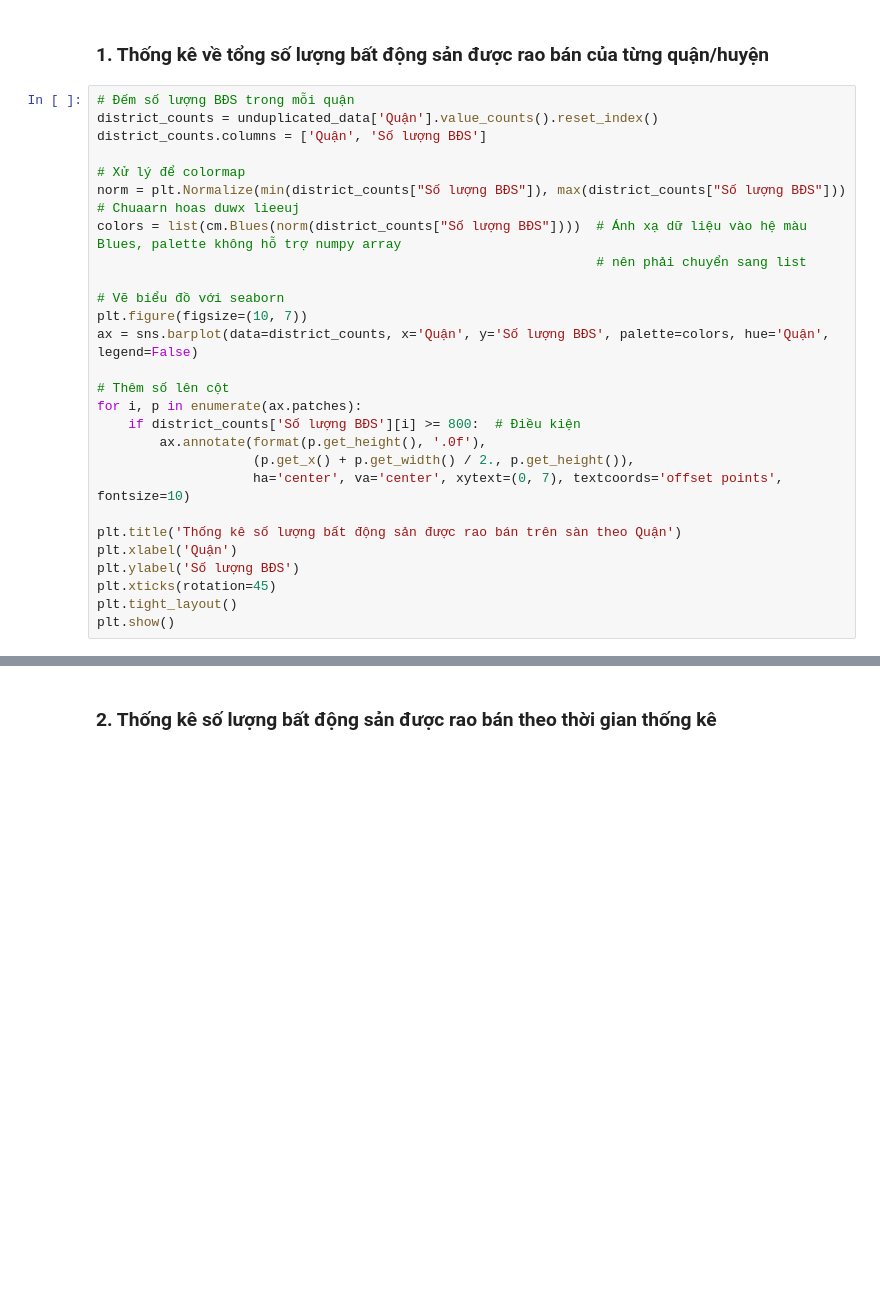
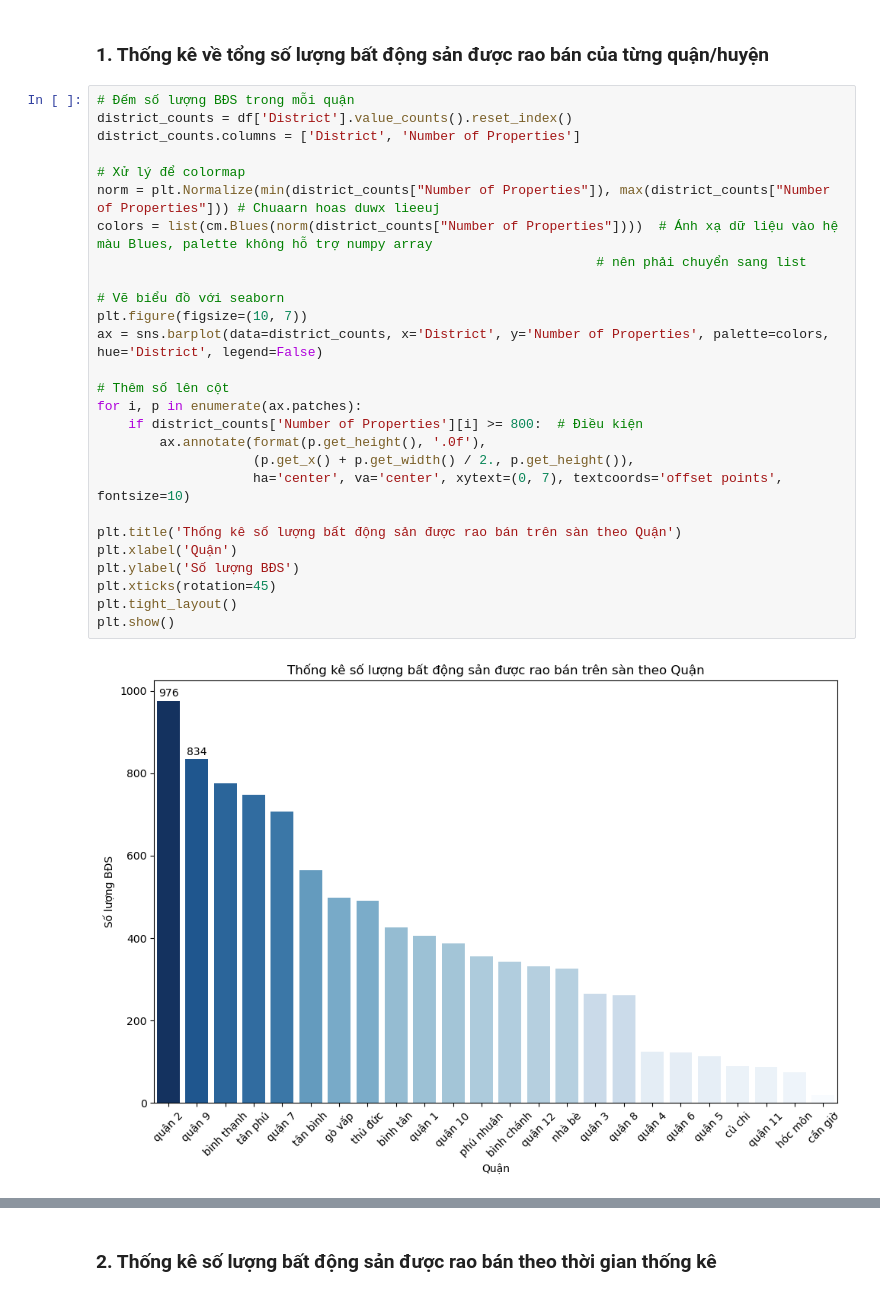
Before and after one commit to MinHien-git/NMKHDL_18127047_21127273_22127202_04, a Jupyter notebook: eda.ipynb, the cells around one changed output, grey strips where cells are left out. Cells and saved outputs as stored; diff of their text form; blank space fills up the shorter version.

```diff
--- a/eda.ipynb
+++ b/eda.ipynb
@@ -140,30 +24,32 @@ unduplicated_data.info()
 ### 1. Thống kê về tổng số lượng bất động sản được rao bán của từng quận/huyện
 # %%
 # Đếm số lượng BĐS trong mỗi quận
-district_counts = unduplicated_data['Quận'].value_counts().reset_index()
-district_counts.columns = ['Quận', 'Số lượng BĐS']
+district_counts = df['District'].value_counts().reset_index()
+district_counts.columns = ['District', 'Number of Properties']
 
 # Xử lý để colormap
-norm = plt.Normalize(min(district_counts["Số lượng BĐS"]), max(district_counts["Số lượng BĐS"])) # Chuaarn hoas duwx lieeuj
-colors = list(cm.Blues(norm(district_counts["Số lượng BĐS"])))  # Ánh xạ dữ liệu vào hệ màu Blues, palette không hỗ trợ numpy array
+norm = plt.Normalize(min(district_counts["Number of Properties"]), max(district_counts["Number of Properties"])) # Chuaarn hoas duwx lieeuj
+colors = list(cm.Blues(norm(district_counts["Number of Properties"])))  # Ánh xạ dữ liệu vào hệ màu Blues, palette không hỗ trợ numpy array
                                                                 # nên phải chuyển sang list
 
 # Vẽ biểu đồ với seaborn
 plt.figure(figsize=(10, 7))
-ax = sns.barplot(data=district_counts, x='Quận', y='Số lượng BĐS', palette=colors, hue='Quận', legend=False)
+ax = sns.barplot(data=district_counts, x='District', y='Number of Properties', palette=colors, hue='District', legend=False)
 
 # Thêm số lên cột
 for i, p in enumerate(ax.patches):
-    if district_counts['Số lượng BĐS'][i] >= 800:  # Điều kiện
+    if district_counts['Number of Properties'][i] >= 800:  # Điều kiện
         ax.annotate(format(p.get_height(), '.0f'),
                     (p.get_x() + p.get_width() / 2., p.get_height()),
                     ha='center', va='center', xytext=(0, 7), textcoords='offset points', fontsize=10)
 
 plt.title('Thống kê số lượng bất động sản được rao bán trên sàn theo Quận')
 plt.xlabel('Quận')
 plt.ylabel('Số lượng BĐS')
 plt.xticks(rotation=45)
 plt.tight_layout()
 plt.show()
+# %% [output]
+[figure, added]
 # %% [markdown]
 **Nhận xét:**
```
Also changed, not shown: parts of 29 cells of this notebook.
